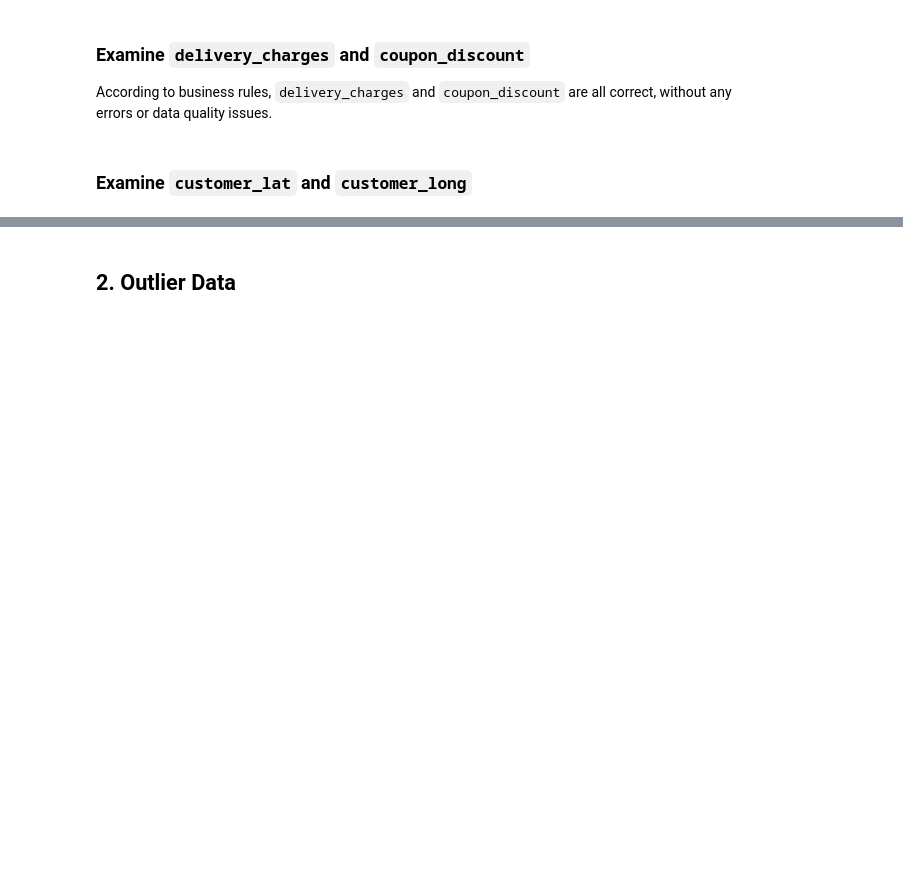
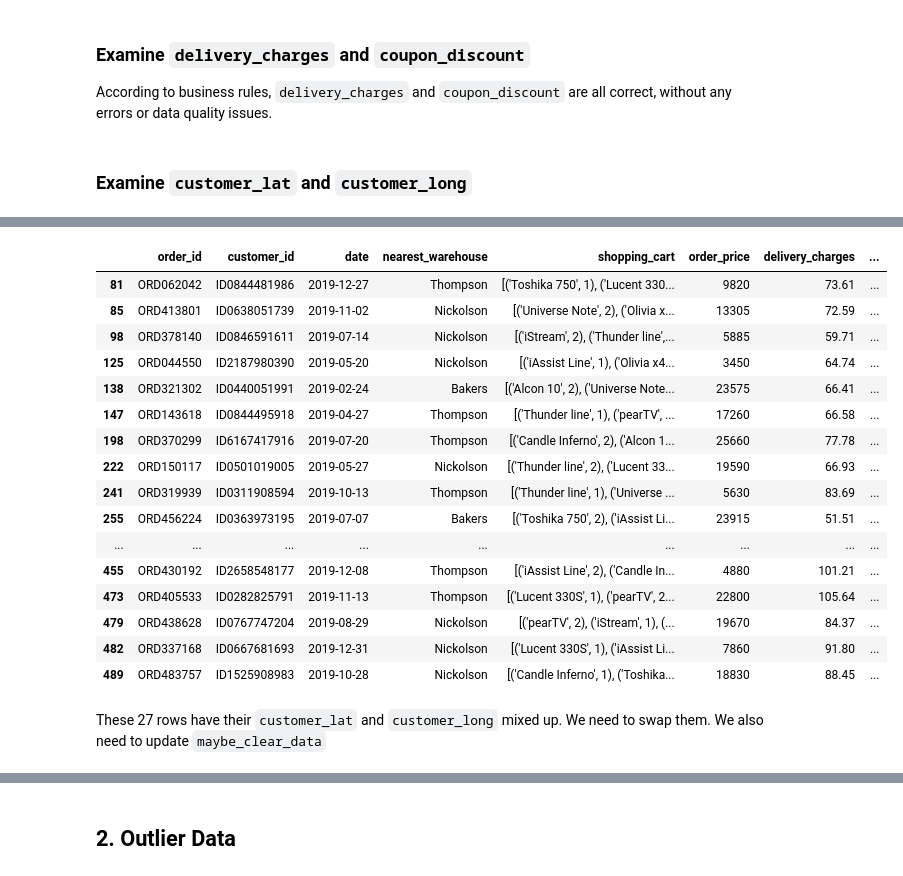
Before and after one commit to DanielTranDS/TransactionalRetailData-Wrangling-EDA, a Jupyter notebook: TransactionalRetail_Codes.ipynb, the cells around one changed output, grey strips where cells are left out. Saved outputs shown, nothing was run; the diff lists cells and outputs as text; code cells hidden in the pictures; blank space fills up the shorter version.

```diff
--- a/TransactionalRetail_Codes.ipynb
+++ b/TransactionalRetail_Codes.ipynb
@@ -361,0 +420,22 @@ According to business rules, `delivery_charges` and `coupon_discount` are all co
+# %%
+dirty_data[dirty_data['customer_lat']>-37]
+# %% [output]
+|  | order_id | customer_id | date | nearest_warehouse | shopping_cart | order_price | delivery_charges | ... |
+| 81 | ORD062042 | ID0844481986 | 2019-12-27 | Thompson | [('Toshika 750', 1), ('Lucent 330... | 9820 | 73.61 | ... |
+| 85 | ORD413801 | ID0638051739 | 2019-11-02 | Nickolson | [('Universe Note', 2), ('Olivia x... | 13305 | 72.59 | ... |
+| 98 | ORD378140 | ID0846591611 | 2019-07-14 | Nickolson | [('iStream', 2), ('Thunder line',... | 5885 | 59.71 | ... |
+| 125 | ORD044550 | ID2187980390 | 2019-05-20 | Nickolson | [('iAssist Line', 1), ('Olivia x4... | 3450 | 64.74 | ... |
+| 138 | ORD321302 | ID0440051991 | 2019-02-24 | Bakers | [('Alcon 10', 2), ('Universe Note... | 23575 | 66.41 | ... |
+| 147 | ORD143618 | ID0844495918 | 2019-04-27 | Thompson | [('Thunder line', 1), ('pearTV', ... | 17260 | 66.58 | ... |
+| 198 | ORD370299 | ID6167417916 | 2019-07-20 | Thompson | [('Candle Inferno', 2), ('Alcon 1... | 25660 | 77.78 | ... |
+| 222 | ORD150117 | ID0501019005 | 2019-05-27 | Nickolson | [('Thunder line', 2), ('Lucent 33... | 19590 | 66.93 | ... |
+| 241 | ORD319939 | ID0311908594 | 2019-10-13 | Thompson | [('Thunder line', 1), ('Universe ... | 5630 | 83.69 | ... |
+| 255 | ORD456224 | ID0363973195 | 2019-07-07 | Bakers | [('Toshika 750', 2), ('iAssist Li... | 23915 | 51.51 | ... |
+| ... | ... | ... | ... | ... | ... | ... | ... | ... |
+| 455 | ORD430192 | ID2658548177 | 2019-12-08 | Thompson | [('iAssist Line', 2), ('Candle In... | 4880 | 101.21 | ... |
+| 473 | ORD405533 | ID0282825791 | 2019-11-13 | Thompson | [('Lucent 330S', 1), ('pearTV', 2... | 22800 | 105.64 | ... |
+| 479 | ORD438628 | ID0767747204 | 2019-08-29 | Nickolson | [('pearTV', 2), ('iStream', 1), (... | 19670 | 84.37 | ... |
+| 482 | ORD337168 | ID0667681693 | 2019-12-31 | Nickolson | [('Lucent 330S', 1), ('iAssist Li... | 7860 | 91.80 | ... |
+| 489 | ORD483757 | ID1525908983 | 2019-10-28 | Nickolson | [('Candle Inferno', 1), ('Toshika... | 18830 | 88.45 | ... |
+# %% [markdown]
+These 27 rows have their `customer_lat` and `customer_long` mixed up. We need to swap them. We also need to update `maybe_clear_data`
```
Also changed, not shown: parts of 97 cells of this notebook.
